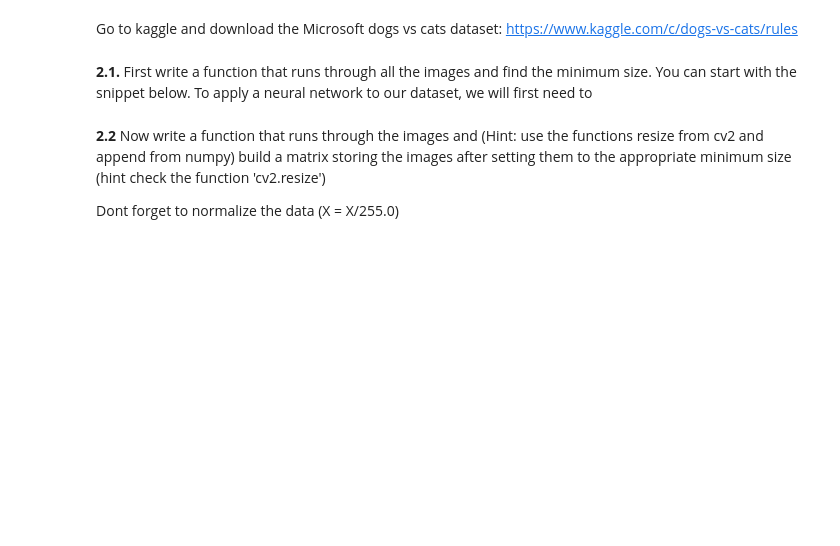
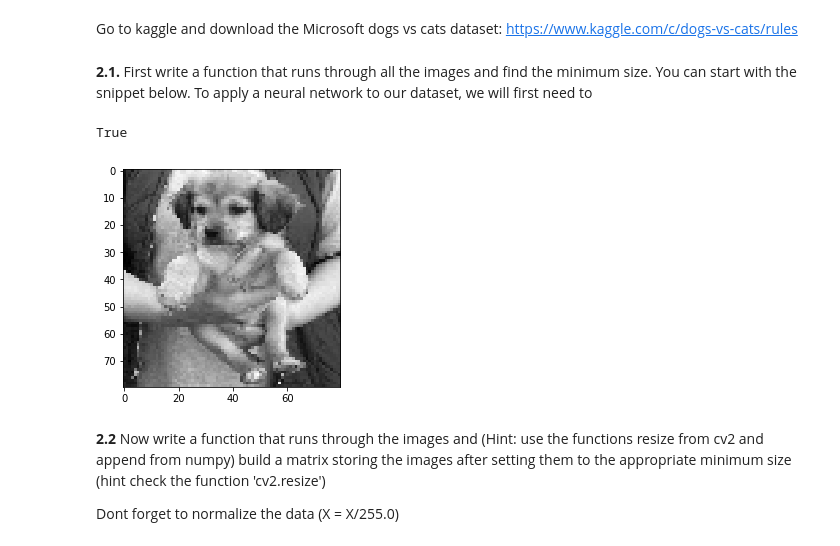
Before and after one commit to WaleedHashmi/Intro-to-Machine-Learning, a Jupyter notebook: Assignements/Assignment - 2/Assignment2.ipynb, the cells around one changed output. Saved outputs shown, nothing was run; the diff lists cells and outputs as text; code cells hidden in the pictures; blank space fills up the shorter version.

```diff
--- a/Assignements/Assignment - 2/Assignment2.ipynb
+++ b/Assignements/Assignment - 2/Assignment2.ipynb
@@ -227,20 +261,25 @@ Go to kaggle and download the Microsoft dogs vs cats dataset: https://www.kaggle
 # %% [markdown]
 __2.1.__ First write a function that runs through all the images and find the minimum size. You can start with the snippet below. To apply a neural network to our dataset, we will first need to
 # %%
-# put your code here. You can make use of the lines below to load the images
+import matplotlib.pyplot as plt
+import numpy as np
 
-
-path = '/Users/acosse/Desktop/Teaching/MachineLearning2019/Assignment2/dogs-vs-cats/train'
+path = '/Users/waleed/Downloads/dogs-vs-cats/train'
 import os
 import cv2
-
+n=0
 
 for p in os.listdir(path):
     category = p.split(".")[0]
     img_array = cv2.imread(os.path.join(path,p),cv2.IMREAD_GRAYSCALE)
+#     cv.resize is compressing a 500*320 image into 80*80
     new_img_array = cv2.resize(img_array, dsize=(80, 80))
+#     plt.imshow(img_array,cmap="gray")
     plt.imshow(new_img_array,cmap="gray")
     break
+# %% [output]
+True
+[figure, added]
 # %% [markdown]
 __2.2__ Now write a function that runs through the images and (Hint: use the functions resize from cv2 and append from numpy) build a matrix storing the images after setting them to the appropriate minimum size (hint check the function 'cv2.resize')
 
```
Also changed, not shown: parts of 14 cells of this notebook.
